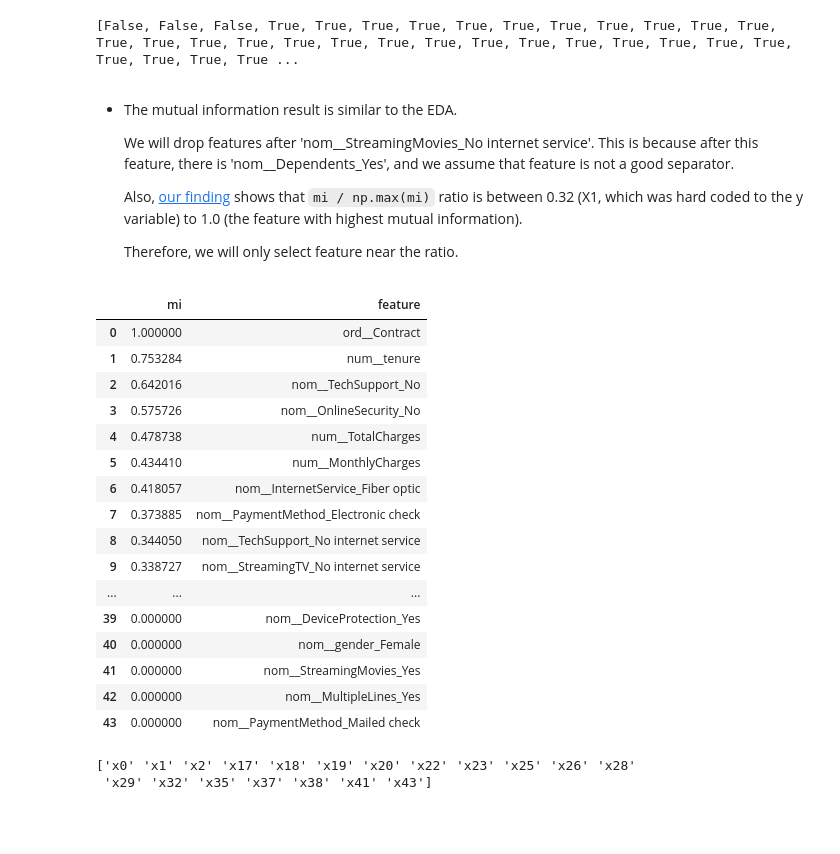
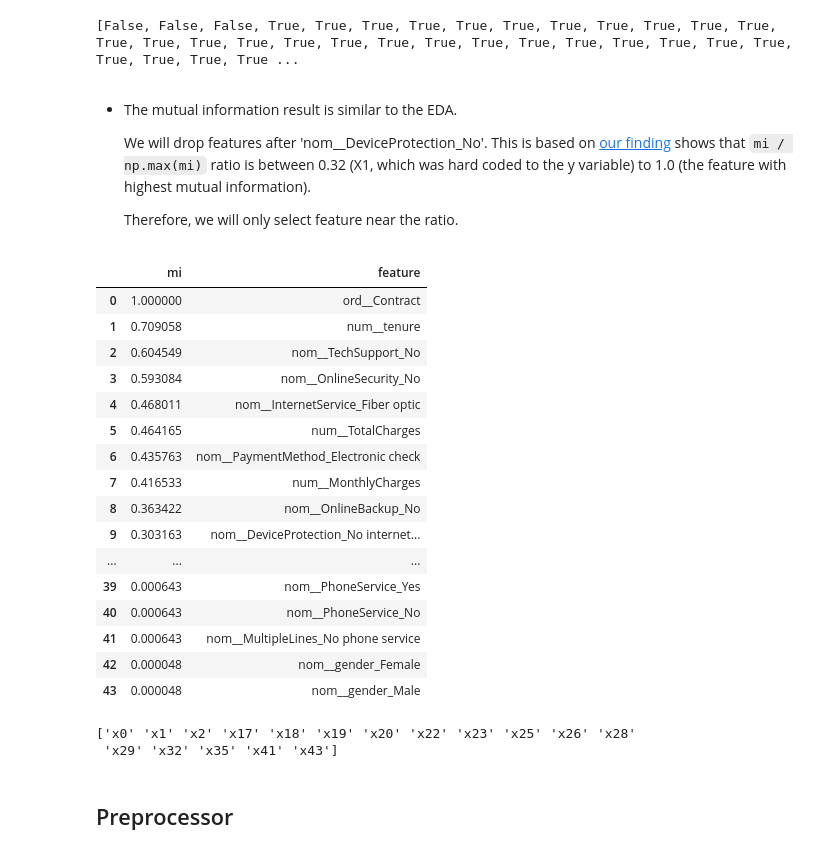
Before and after one commit to jasonrichdarmawan/p2-ml1, a Jupyter notebook: h8dsft_P2M1_jason_rich_darmawan_onggo_putra.ipynb, the cells around one changed output. Saved outputs shown, nothing was run; the diff lists cells and outputs as text; code cells hidden in the pictures; blank space fills up the shorter version.

```diff
--- a/h8dsft_P2M1_jason_rich_darmawan_onggo_putra.ipynb
+++ b/h8dsft_P2M1_jason_rich_darmawan_onggo_putra.ipynb
@@ -558,55 +568,55 @@ print([feature.startswith(("nom", "ord")) for feature in composer.get_feature_na
 # %% [markdown]
 - The mutual information result is similar to the EDA.
 
-  We will drop features after 'nom__StreamingMovies_No internet service'. This is because after this feature, there is 'nom__Dependents_Yes', and we assume that feature is not a good separator.
-
-  Also, [our finding](https://github.com/kidfrom/hacktiv8-ftds-fase0/blob/master/x_fase1/week04_day06_libur/pm/pm2.ipynb) shows that `mi / np.max(mi)` ratio is between 0.32 (X1, which was hard coded to the y variable) to 1.0 (the feature with highest mutual information).
+  We will drop features after 'nom__DeviceProtection_No'. This is based on [our finding](https://github.com/kidfrom/hacktiv8-ftds-fase0/blob/master/x_fase1/week04_day06_libur/pm/pm2.ipynb) shows that `mi / np.max(mi)` ratio is between 0.32 (X1, which was hard coded to the y variable) to 1.0 (the feature with highest mutual information).
 
   Therefore, we will only select feature near the ratio.
 # %%
 # Mutual information test
 def isolate():
     composer.fit(X=X_train)
     X_train_final = composer.transform(X=X_train)
     y_train_final = y_train.map({'No': 0, 'Yes': 1})
     mi = mutual_info_classif(
         X=X_train_final,
         y=y_train_final,
-        # discrete_features=[feature.startswith(("nom", "ord")) for feature in composer.get_feature_names_out()],
+        discrete_features=[feature.startswith(("nom", "ord")) for feature in composer.get_feature_names_out()],
         random_state=0
     )
     df_c = pd.DataFrame()
     # df_c['mi'] = mi
     df_c['mi'] = mi / np.max(mi)
     df_c['feature'] = composer.get_feature_names_out()
     display(df_c.sort_values(by='mi', ascending=False)
                 .reset_index(drop=True)
                 .style.background_gradient(cmap='coolwarm'))
 
-    selector = SelectKBest(score_func=sel.sel_score, k=19)
+    selector = SelectKBest(score_func=sel.sel_score, k=17)
     selector.fit(X=X_train_final, y=y_train_final)
     # sanity check
     print(selector.get_feature_names_out())
 
 isolate()
 # %% [output]
 |  | mi | feature |
 | 0 | 1.000000 | ord__Contract |
-| 1 | 0.753284 | num__tenure |
-| 2 | 0.642016 | nom__TechSupport_No |
-| 3 | 0.575726 | nom__OnlineSecurity_No |
-| 4 | 0.478738 | num__TotalCharges |
-| 5 | 0.434410 | num__MonthlyCharges |
-| 6 | 0.418057 | nom__InternetService_Fiber optic |
-| 7 | 0.373885 | nom__PaymentMethod_Electronic check |
-| 8 | 0.344050 | nom__TechSupport_No internet service |
-| 9 | 0.338727 | nom__StreamingTV_No internet service |
+| 1 | 0.709058 | num__tenure |
+| 2 | 0.604549 | nom__TechSupport_No |
+| 3 | 0.593084 | nom__OnlineSecurity_No |
+| 4 | 0.468011 | nom__InternetService_Fiber optic |
+| 5 | 0.464165 | num__TotalCharges |
+| 6 | 0.435763 | nom__PaymentMethod_Electronic check |
+| 7 | 0.416533 | num__MonthlyCharges |
+| 8 | 0.363422 | nom__OnlineBackup_No |
+| 9 | 0.303163 | nom__DeviceProtection_No internet... |
 | ... | ... | ... |
-| 39 | 0.000000 | nom__DeviceProtection_Yes |
-| 40 | 0.000000 | nom__gender_Female |
-| 41 | 0.000000 | nom__StreamingMovies_Yes |
-| 42 | 0.000000 | nom__MultipleLines_Yes |
-| 43 | 0.000000 | nom__PaymentMethod_Mailed check |
+| 39 | 0.000643 | nom__PhoneService_Yes |
+| 40 | 0.000643 | nom__PhoneService_No |
+| 41 | 0.000643 | nom__MultipleLines_No phone service |
+| 42 | 0.000048 | nom__gender_Female |
+| 43 | 0.000048 | nom__gender_Male |
 ['x0' 'x1' 'x2' 'x17' 'x18' 'x19' 'x20' 'x22' 'x23' 'x25' 'x26' 'x28'
- 'x29' 'x32' 'x35' 'x37' 'x38' 'x41' 'x43']
+ 'x29' 'x32' 'x35' 'x41' 'x43']
+# %% [markdown]
+## Preprocessor
 # %%
```
Also changed, not shown: parts of 21 cells of this notebook.
